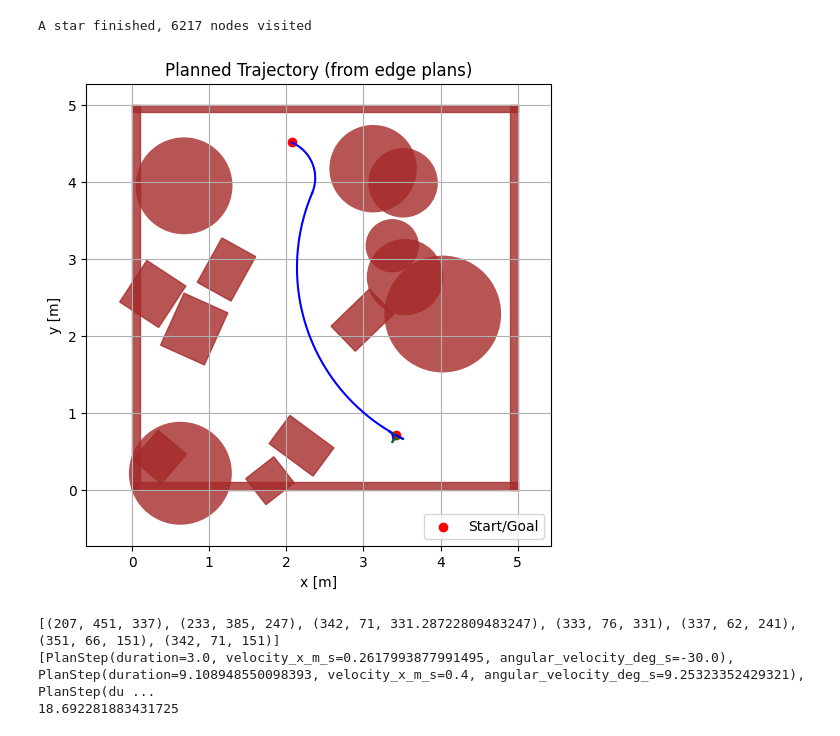
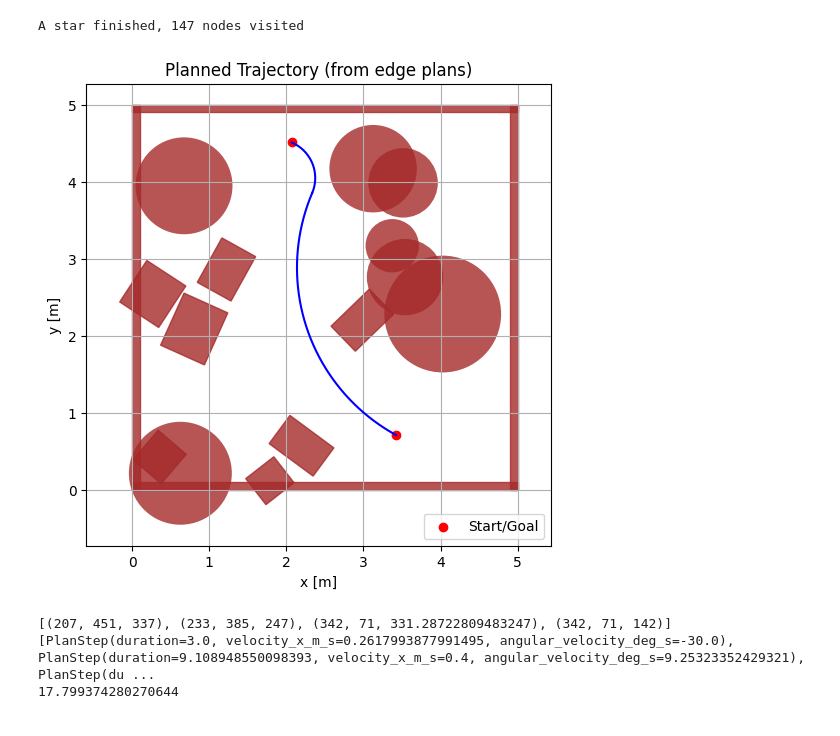
Before and after one commit to guillaumeboniface/duckietown-lx, a Jupyter notebook: planning/notebooks/02-Path-Planner/test_planning_obstacle.ipynb, the cells around one changed output. Saved outputs shown, nothing was run; the diff lists cells and outputs as text; code cells hidden in the pictures.

Commit message:
Added timed env and no regression on static env

```diff
--- a/planning/notebooks/02-Path-Planner/test_planning_obstacle.ipynb
+++ b/planning/notebooks/02-Path-Planner/test_planning_obstacle.ipynb
@@ -1,5 +1,6 @@
 # %%
 from planning.planner import connect_poses_with_curvature, pose_to_node, node_to_pose, plan_from_path, a_star, create_graph, add_edges
+from planning.timed_env import TimedEnv
 import networkx as nx
 import matplotlib.pyplot as plt
 from aido_schemas import Context, FriendlyPose
@@ -141,3 +142,5 @@ ps = PlanningSetup(
     tolerance_xy_m=0.05,
     tolerance_theta_deg=20.0,
 )
+
+t_env = TimedEnv(ps.environment, 0.3)
@@ -243,19 +258,19 @@ def plot_trajectory_from_path(plan, path, planning_setup=None):
 # %%
 # A star
 start = FriendlyPose(2.0667262838450213, 4.514478476178308, 337.1563223638467)
 goal = FriendlyPose(3.4199032893600485, 0.7103381954156884, 142.31580213952952)
 
-plan, path = a_star(ps, start, goal)
+plan, path = a_star(ps, start, goal, t_env)
 
 if plan is not None:
     plot_trajectory_from_path(plan, path, ps)
 
 print(path)
 print(plan)
 print(sum([step.duration for step in plan]))
 # %% [output]
-A star finished, 6217 nodes visited
+A star finished, 147 nodes visited
-[figure, old version]
+[figure, new version]
-[(207, 451, 337), (233, 385, 247), (342, 71, 331.28722809483247), (333, 76, 331), (337, 62, 241), (351, 66, 151), (342, 71, 151)]
+[(207, 451, 337), (233, 385, 247), (342, 71, 331.28722809483247), (342, 71, 142)]
 [PlanStep(duration=3.0, velocity_x_m_s=0.2617993877991495, angular_velocity_deg_s=-30.0), PlanStep(duration=9.108948550098393, velocity_x_m_s=0.4, angular_velocity_deg_s=9.25323352429321), PlanStep(du ...
-18.692281883431725
+17.799374280270644
```
Also changed, not shown: parts of 7 cells of this notebook, 8 other files.
